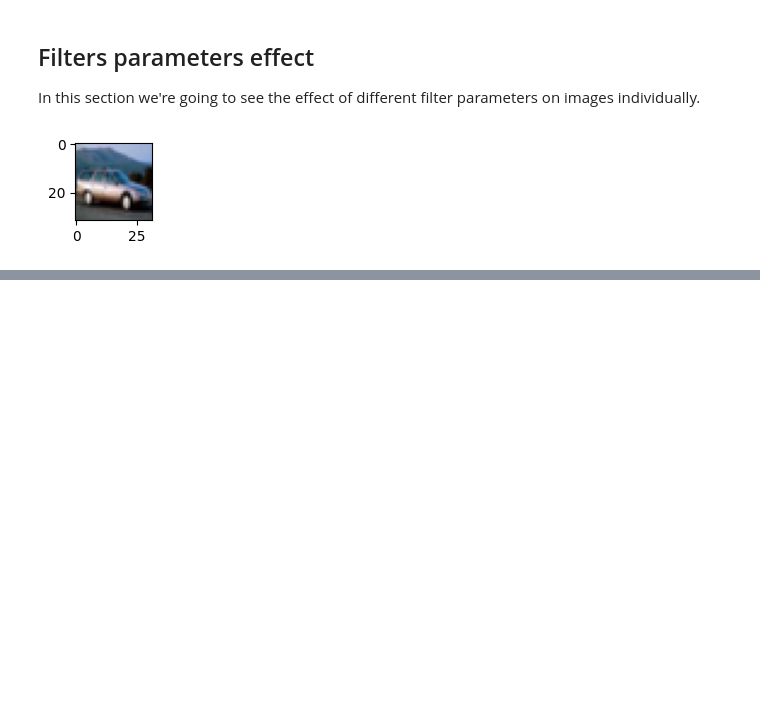
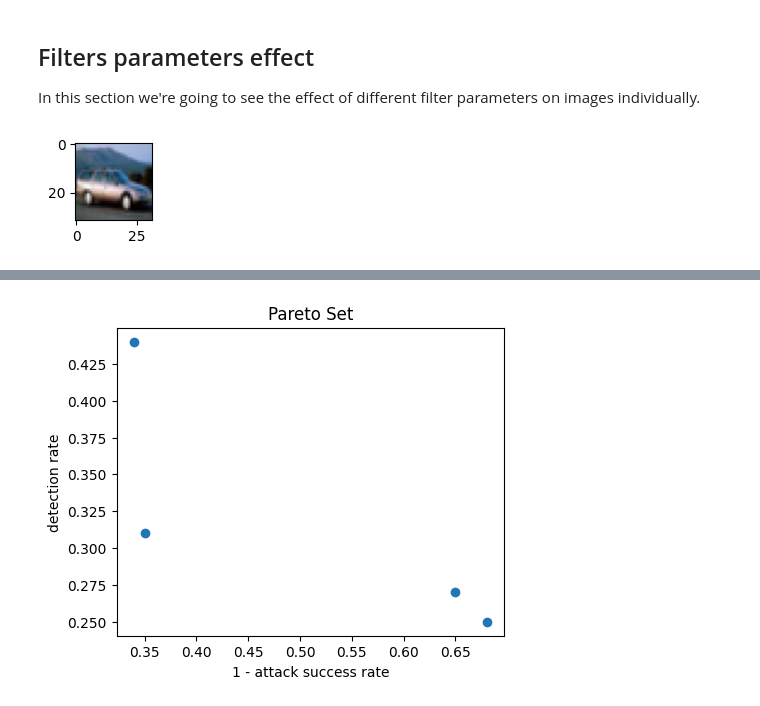
Before and after one commit to amindadgar/adversarial-attacks-using-image-filters, a Jupyter notebook: main.ipynb, the cells around one changed output, grey strips where cells are left out. Saved outputs shown, nothing was run; the diff lists cells and outputs as text; code cells hidden in the pictures; blank space fills up the shorter version.

```diff
--- a/main.ipynb
+++ b/main.ipynb
@@ -232,0 +237,9 @@ plt.show()
+# %%
+plt.figure(figsize=(5,4))
+plt.title('Pareto Set')
+plt.scatter(res.F[:, 0], res.F[:, 1])
+plt.xlabel('1 - attack success rate')
+plt.ylabel('detection rate')
+plt.show()
+# %% [output]
+[figure, added]
```
Also changed, not shown: parts of 7 cells of this notebook.
